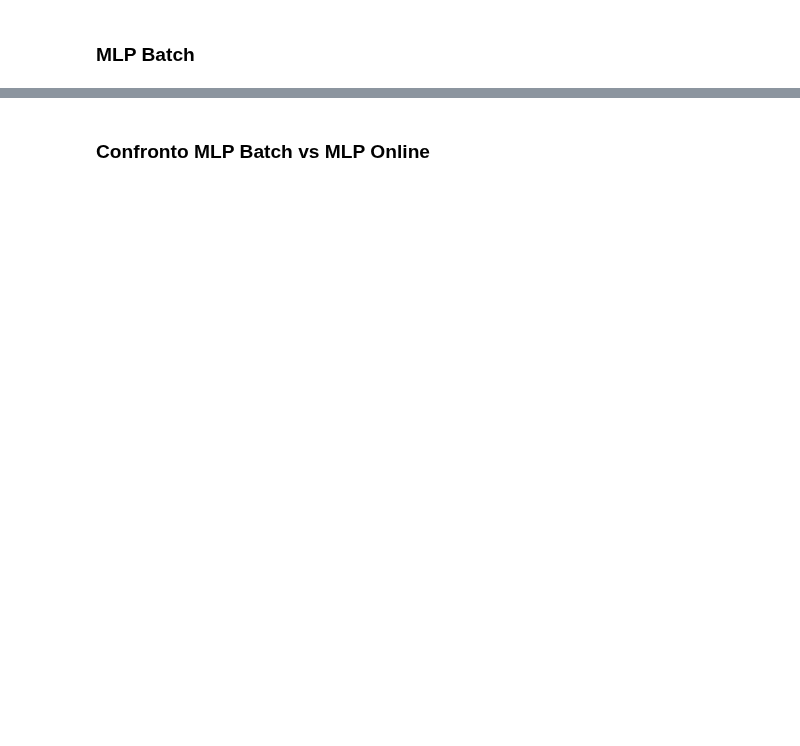
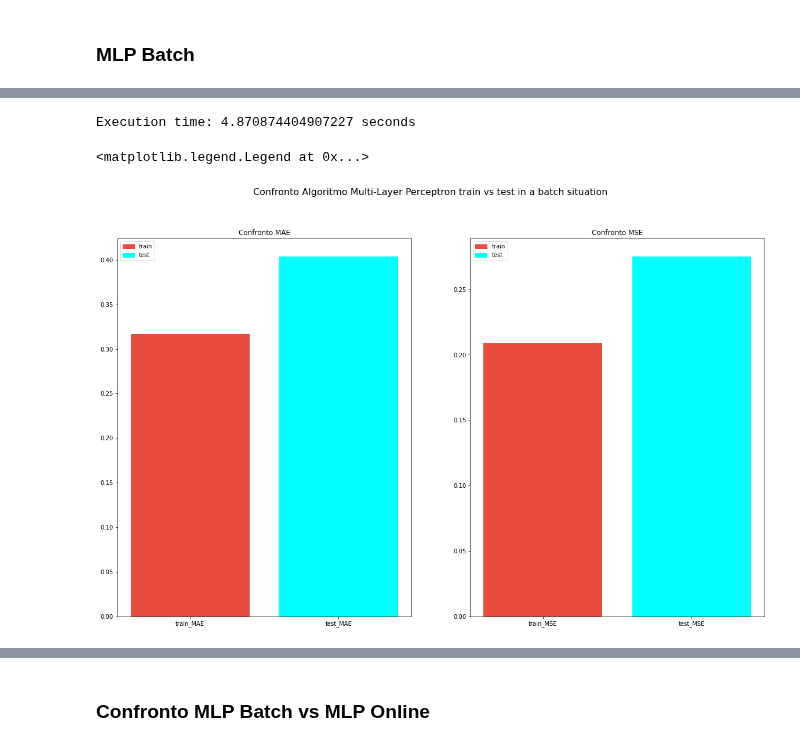
Before and after one commit to giodefa96/Script_Tesi_new, a Jupyter notebook: Risultati Finali/ItalyPowerDemand.ipynb, the cells around one changed output, grey strips where cells are left out. Cells and saved outputs as stored; diff of their text form; code cells hidden in the pictures; blank space fills up the shorter version.

```diff
--- a/Risultati Finali/ItalyPowerDemand.ipynb
+++ b/Risultati Finali/ItalyPowerDemand.ipynb
@@ -8,0 +272,61 @@
+# %%
+
+X_mlp = dati_complete_italy[['PowerDemandValue', 'hour', 'Count_days']].to_numpy()
+def split_sequence(sequence, n_steps):
+	X, y = list(), list()
+	for i in range(len(sequence)):
+		# find the end of this pattern
+		end_ix = i + n_steps
+		# check if we are beyond the sequence
+		if end_ix > len(sequence)-1:
+			break
+		# gather input and output parts of the pattern
+		seq_x, seq_y = sequence[i:end_ix], sequence[end_ix]
+		X.append(seq_x)
+		y.append(seq_y)
+	return X, y
+
+# split into samples
+X_mlp, y_mlp = split_sequence(X_mlp, 1)
+
+X_mlp = np.array(X_mlp).reshape((26255,3))
+
+y_mlp = np.array(y_mlp)
+y_mlp = y_mlp[:, [0]]
+
+X_train_mlp, X_test_mlp, Y_train_mlp, Y_test_mlp = train_test_split(X_mlp, y_mlp, random_state=1, train_size=0.7, shuffle=False)
+
+# get the start time
+st = time.time()
+
+regr_mlp = MLPRegressor(random_state=1, max_iter=2000, hidden_layer_sizes=(128,64,32)).fit(X_train_mlp, Y_train_mlp)
+
+
+
+result_mlpBatch = regr_mlp.predict(X_test_mlp).reshape(-1,1)
+
+et = time.time()
+
+# get the execution time
+
+elapsed_time = et - st
+print('Execution time:', elapsed_time, 'seconds')
+# %% [output]
+Execution time: 4.870874404907227 seconds
+# %%
+fig, (ax1,ax2) = plt.subplots(1,2, figsize=(20, 12))
+
+fig.suptitle('Confronto Algoritmo Multi-Layer Perceptron train vs test in a batch situation',  fontsize=16)
+
+ax1.bar(height=[mean_absolute_error(Y_train_mlp, regr_mlp.predict(X_train_mlp)),mean_absolute_error(Y_test_mlp, regr_mlp.predict(X_test_mlp))], x=['train_MAE','test_MAE'], color=['#e74c3c', 'cyan'])
+ax1.set_title('Confronto MAE')
+ax2.bar(height=[mean_squared_error(Y_train_mlp, regr_mlp.predict(X_train_mlp)),mean_squared_error(Y_test_mlp, regr_mlp.predict(X_test_mlp))], x=['train_MSE','test_MSE'], color=['#e74c3c', 'cyan'])
+ax2.set_title('Confronto MSE')
+
+red_patch = mpatches.Patch(color='#e74c3c', label='train')
+cyan_patch= mpatches.Patch(color='cyan', label='test')
+ax1.legend(handles=[red_patch, cyan_patch])
+ax2.legend(handles=[red_patch, cyan_patch])
+# %% [output]
+<matplotlib.legend.Legend at 0x...>
+[figure, added]
```
Also changed, not shown: parts of 53 cells of this notebook, 3 other files.
